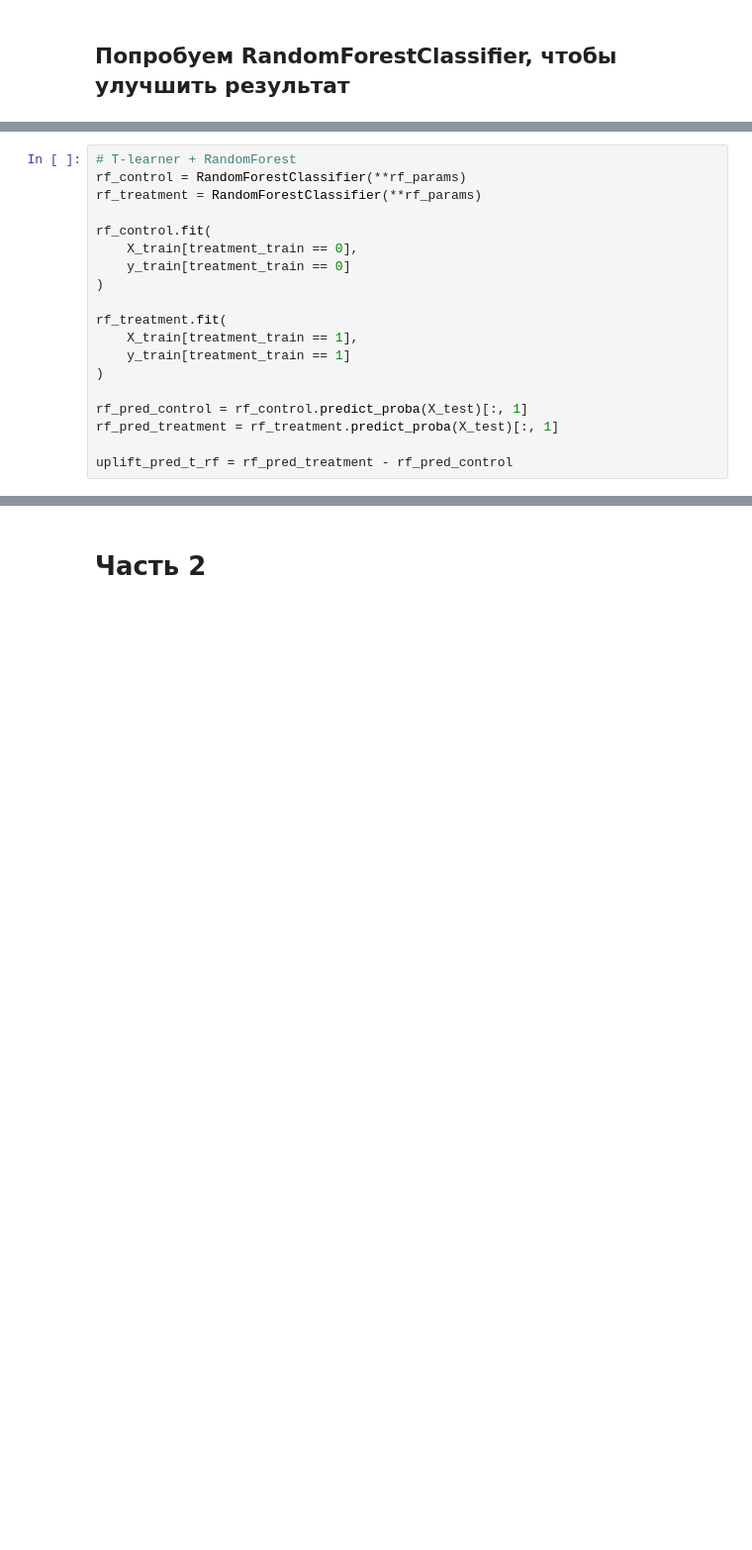
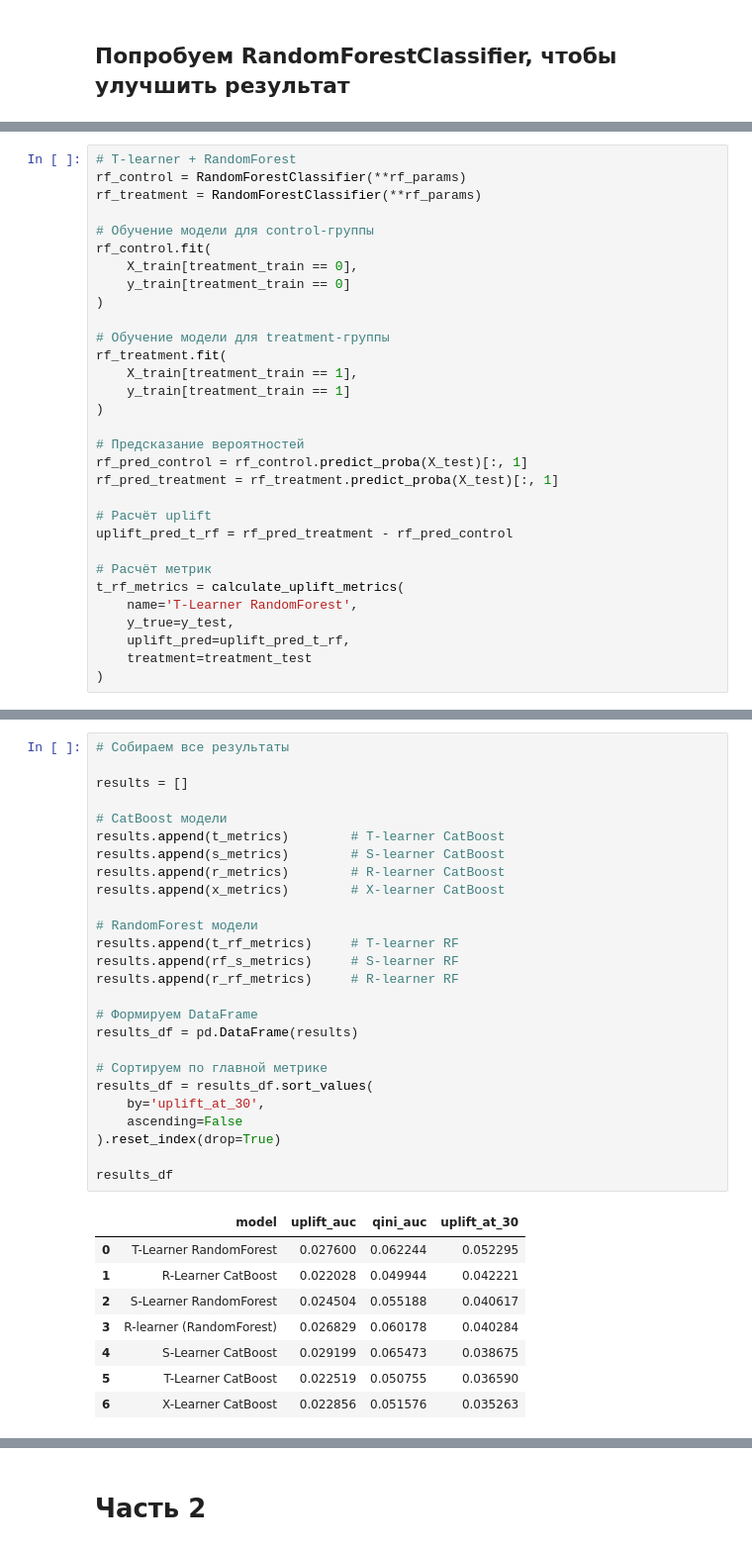
Before and after one commit to Manaam9/mle-uplift-final-project-2025, a Jupyter notebook: final_project_template.ipynb, the cells around one changed output, grey strips where cells are left out. Shown at 99% size. Drawn from its saved outputs; the diff is of its cells as text; blank space fills up the shorter version.

```diff
--- a/final_project_template.ipynb
+++ b/final_project_template.ipynb
@@ -919,18 +935,30 @@ rf_params = {
 rf_control = RandomForestClassifier(**rf_params)
 rf_treatment = RandomForestClassifier(**rf_params)
 
+# Обучение модели для control-группы
 rf_control.fit(
     X_train[treatment_train == 0],
     y_train[treatment_train == 0]
 )
 
+# Обучение модели для treatment-группы
 rf_treatment.fit(
     X_train[treatment_train == 1],
     y_train[treatment_train == 1]
 )
 
+# Предсказание вероятностей
 rf_pred_control = rf_control.predict_proba(X_test)[:, 1]
 rf_pred_treatment = rf_treatment.predict_proba(X_test)[:, 1]
 
+# Расчёт uplift
 uplift_pred_t_rf = rf_pred_treatment - rf_pred_control
+
+# Расчёт метрик
+t_rf_metrics = calculate_uplift_metrics(
+    name='T-Learner RandomForest',
+    y_true=y_test,
+    uplift_pred=uplift_pred_t_rf,
+    treatment=treatment_test
+)
 # %% [output]
@@ -1111,0 +1088,35 @@ results
+# %%
+# Собираем все результаты
+
+results = []
+
+# CatBoost модели
+results.append(t_metrics)        # T-learner CatBoost
+results.append(s_metrics)        # S-learner CatBoost
+results.append(r_metrics)        # R-learner CatBoost
+results.append(x_metrics)        # X-learner CatBoost
+
+# RandomForest модели
+results.append(t_rf_metrics)     # T-learner RF
+results.append(rf_s_metrics)     # S-learner RF
+results.append(r_rf_metrics)     # R-learner RF
+
+# Формируем DataFrame
+results_df = pd.DataFrame(results)
+
+# Сортируем по главной метрике
+results_df = results_df.sort_values(
+    by='uplift_at_30',
+    ascending=False
+).reset_index(drop=True)
+
+results_df
+# %% [output]
+|  | model | uplift_auc | qini_auc | uplift_at_30 |
+| 0 | T-Learner RandomForest | 0.027600 | 0.062244 | 0.052295 |
+| 1 | R-Learner CatBoost | 0.022028 | 0.049944 | 0.042221 |
+| 2 | S-Learner RandomForest | 0.024504 | 0.055188 | 0.040617 |
+| 3 | R-learner (RandomForest) | 0.026829 | 0.060178 | 0.040284 |
+| 4 | S-Learner CatBoost | 0.029199 | 0.065473 | 0.038675 |
+| 5 | T-Learner CatBoost | 0.022519 | 0.050755 | 0.036590 |
+| 6 | X-Learner CatBoost | 0.022856 | 0.051576 | 0.035263 |
```
Also changed, not shown: parts of 69 cells of this notebook, 4 other files.
